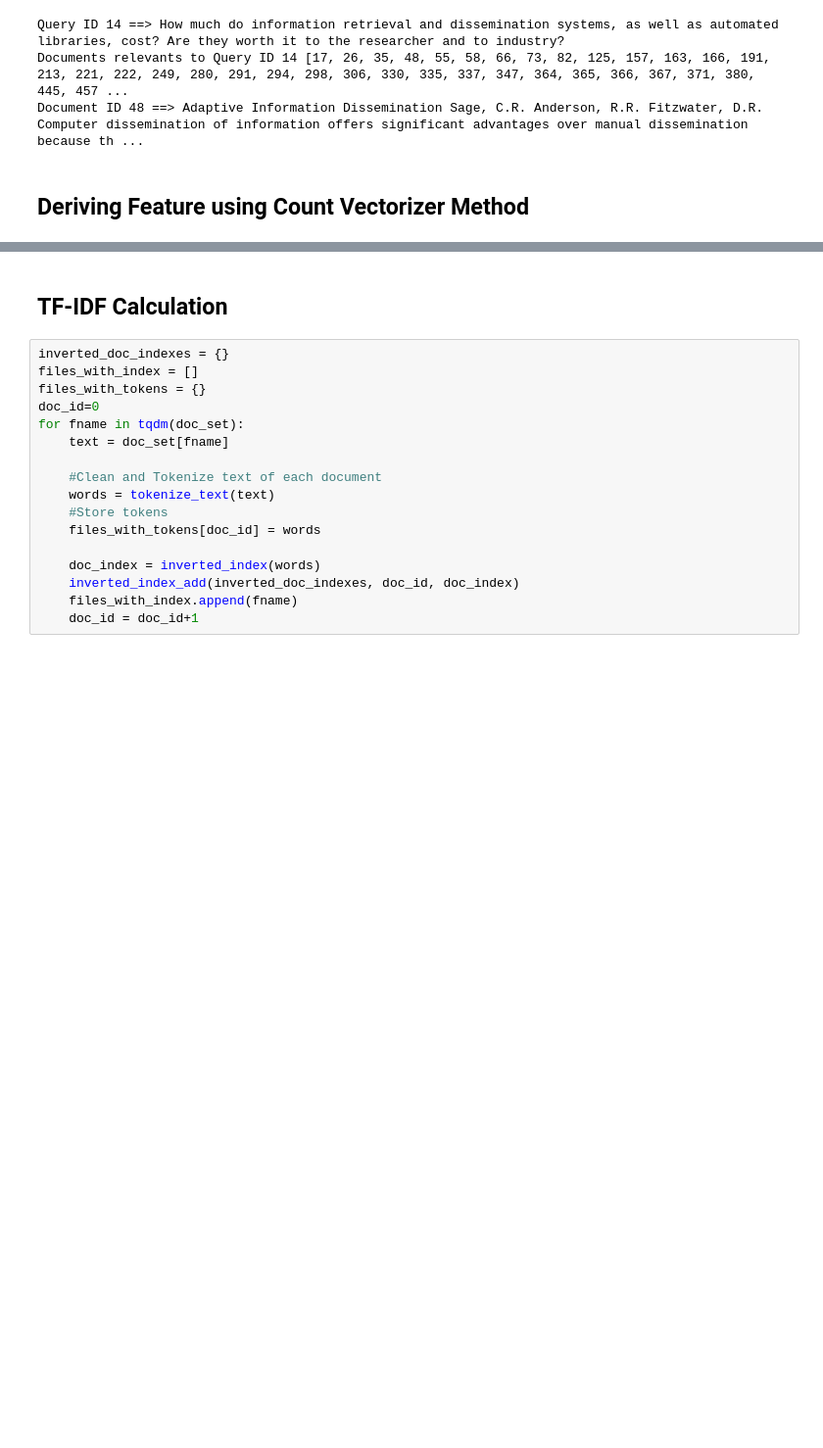
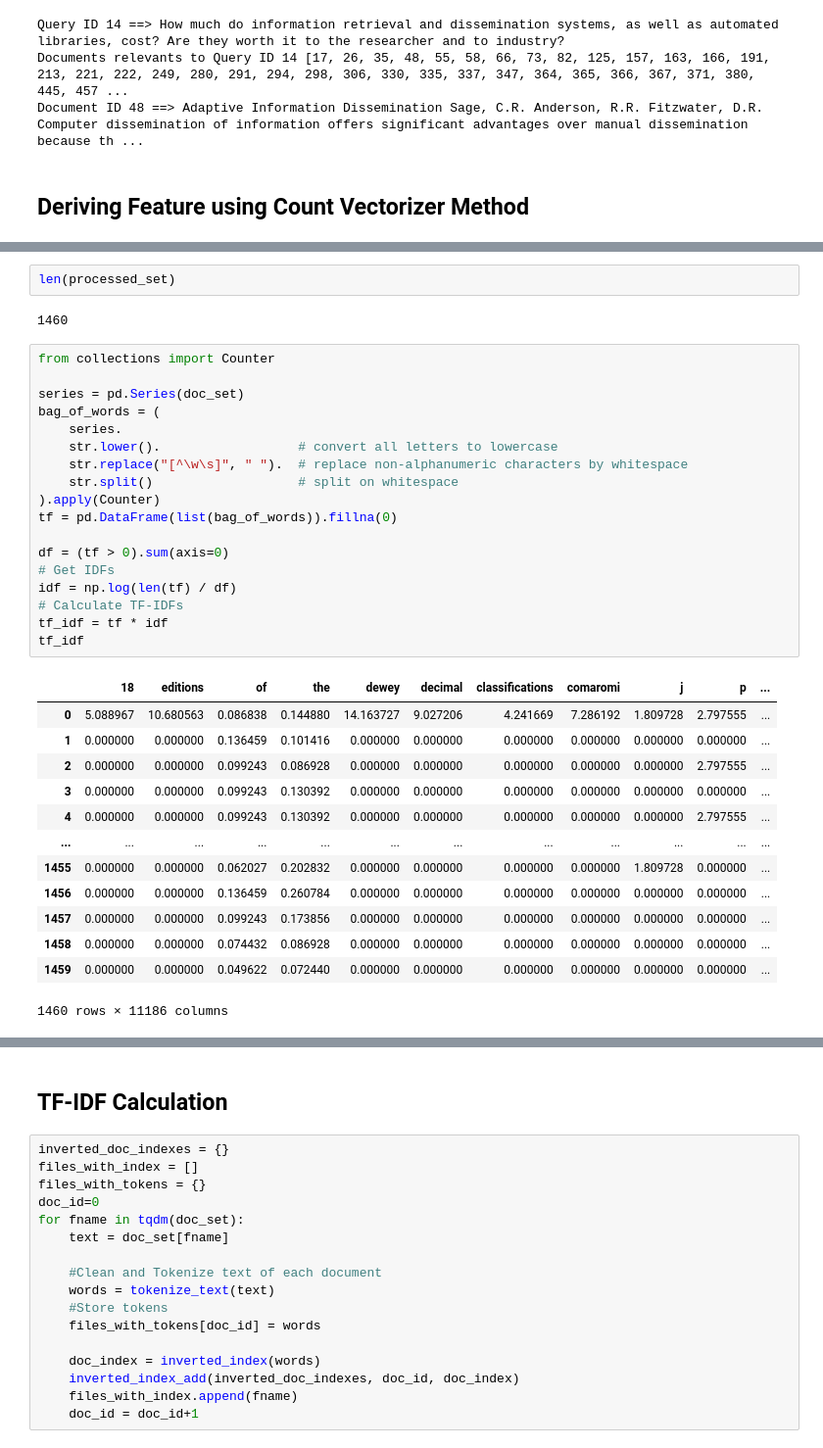
Before and after one commit to bits-mtech/IR, a Jupyter notebook: IR_Assignment_1_Group082.ipynb, the cells around one changed output, grey strips where cells are left out. Shown at 98% size. Drawn from its saved outputs; the diff is of its cells as text; blank space fills up the shorter version.

```diff
--- a/IR_Assignment_1_Group082.ipynb
+++ b/IR_Assignment_1_Group082.ipynb
@@ -218,0 +238,36 @@ df
+# %%
+len(processed_set)
+# %% [output]
+1460
+# %%
+from collections import Counter
+
+series = pd.Series(doc_set)
+bag_of_words = (
+    series.
+    str.lower().                  # convert all letters to lowercase
+    str.replace("[^\w\s]", " ").  # replace non-alphanumeric characters by whitespace
+    str.split()                   # split on whitespace
+).apply(Counter)
+tf = pd.DataFrame(list(bag_of_words)).fillna(0)
+
+df = (tf > 0).sum(axis=0)
+# Get IDFs
+idf = np.log(len(tf) / df)
+# Calculate TF-IDFs
+tf_idf = tf * idf
+tf_idf
+# %% [output]
+|  | 18 | editions | of | the | dewey | decimal | classifications | comaromi | j | p | ... |
+| 0 | 5.088967 | 10.680563 | 0.086838 | 0.144880 | 14.163727 | 9.027206 | 4.241669 | 7.286192 | 1.809728 | 2.797555 | ... |
+| 1 | 0.000000 | 0.000000 | 0.136459 | 0.101416 | 0.000000 | 0.000000 | 0.000000 | 0.000000 | 0.000000 | 0.000000 | ... |
+| 2 | 0.000000 | 0.000000 | 0.099243 | 0.086928 | 0.000000 | 0.000000 | 0.000000 | 0.000000 | 0.000000 | 2.797555 | ... |
+| 3 | 0.000000 | 0.000000 | 0.099243 | 0.130392 | 0.000000 | 0.000000 | 0.000000 | 0.000000 | 0.000000 | 0.000000 | ... |
+| 4 | 0.000000 | 0.000000 | 0.099243 | 0.130392 | 0.000000 | 0.000000 | 0.000000 | 0.000000 | 0.000000 | 2.797555 | ... |
+| ... | ... | ... | ... | ... | ... | ... | ... | ... | ... | ... | ... |
+| 1455 | 0.000000 | 0.000000 | 0.062027 | 0.202832 | 0.000000 | 0.000000 | 0.000000 | 0.000000 | 1.809728 | 0.000000 | ... |
+| 1456 | 0.000000 | 0.000000 | 0.136459 | 0.260784 | 0.000000 | 0.000000 | 0.000000 | 0.000000 | 0.000000 | 0.000000 | ... |
+| 1457 | 0.000000 | 0.000000 | 0.099243 | 0.173856 | 0.000000 | 0.000000 | 0.000000 | 0.000000 | 0.000000 | 0.000000 | ... |
+| 1458 | 0.000000 | 0.000000 | 0.074432 | 0.086928 | 0.000000 | 0.000000 | 0.000000 | 0.000000 | 0.000000 | 0.000000 | ... |
+| 1459 | 0.000000 | 0.000000 | 0.049622 | 0.072440 | 0.000000 | 0.000000 | 0.000000 | 0.000000 | 0.000000 | 0.000000 | ... |
+1460 rows × 11186 columns
```
Also changed, not shown: parts of 16 cells of this notebook.
